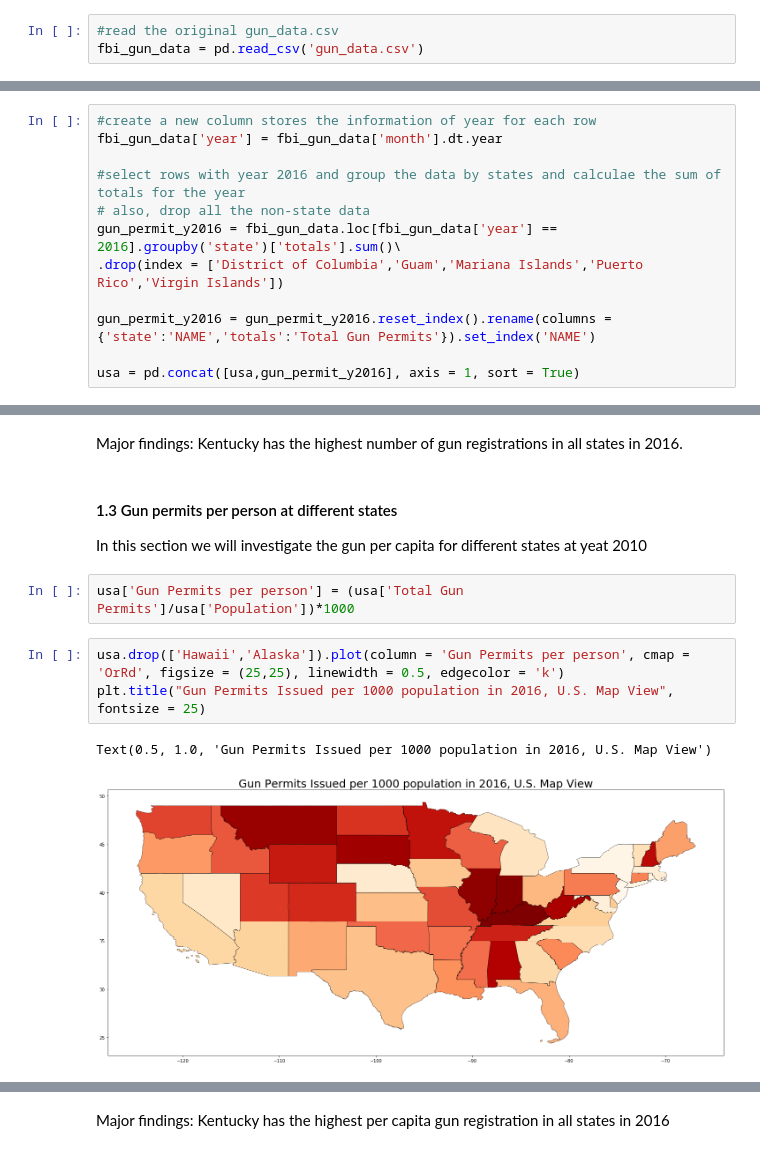
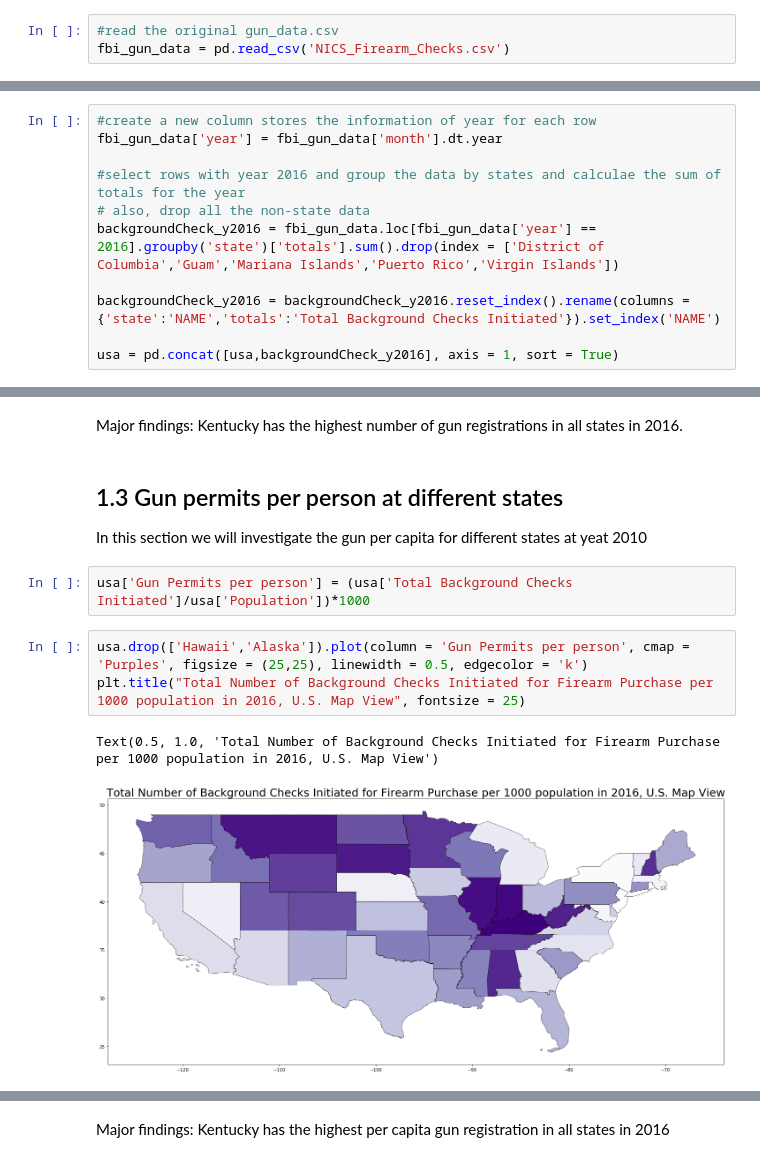
Before and after one commit to siuyik11/fbi_firearm_data_analysis, a Jupyter notebook: fbi_gun_data_analysis.ipynb, the cells around one changed output, grey strips where cells are left out. Drawn from its saved outputs; the diff is of its cells as text.

Commit message:
added new data, updated plots, added gun casualty section

```diff
--- a/fbi_gun_data_analysis.ipynb
+++ b/fbi_gun_data_analysis.ipynb
@@ -48,7 +45,7 @@ us_census_data.head(3)
 3 rows × 51 columns
 # %%
 #read the original gun_data.csv
-fbi_gun_data = pd.read_csv('gun_data.csv')
+fbi_gun_data = pd.read_csv('NICS_Firearm_Checks.csv')
 # %%
 #fill NaN in the dataframe with 0
 fbi_gun_data = fbi_gun_data.fillna(0)
@@ -99,10 +114,9 @@ fbi_gun_data['year'] = fbi_gun_data['month'].dt.year
 
 #select rows with year 2016 and group the data by states and calculae the sum of totals for the year
 # also, drop all the non-state data
-gun_permit_y2016 = fbi_gun_data.loc[fbi_gun_data['year'] == 2016].groupby('state')['totals'].sum()\
-.drop(index = ['District of Columbia','Guam','Mariana Islands','Puerto Rico','Virgin Islands'])
+backgroundCheck_y2016 = fbi_gun_data.loc[fbi_gun_data['year'] == 2016].groupby('state')['totals'].sum().drop(index = ['District of Columbia','Guam','Mariana Islands','Puerto Rico','Virgin Islands'])
 
-gun_permit_y2016 = gun_permit_y2016.reset_index().rename(columns = {'state':'NAME','totals':'Total Gun Permits'}).set_index('NAME')
+backgroundCheck_y2016 = backgroundCheck_y2016.reset_index().rename(columns = {'state':'NAME','totals':'Total Background Checks Initiated'}).set_index('NAME')
 
-usa = pd.concat([usa,gun_permit_y2016], axis = 1, sort = True)
+usa = pd.concat([usa,backgroundCheck_y2016], axis = 1, sort = True)
 # %%
@@ -120,14 +134,14 @@ Text(0.5, 1.0, 'Total Gun Permits Issued in 2016')
 # %% [markdown]
 Major findings: Kentucky has the highest number of gun registrations in all states in 2016.
 # %% [markdown]
-#### 1.3 Gun permits per person at different states
+## 1.3 Gun permits per person at different states
 In this section we will investigate the gun per capita for different states at yeat 2010
 # %%
-usa['Gun Permits per person'] = (usa['Total Gun Permits']/usa['Population'])*1000
+usa['Gun Permits per person'] = (usa['Total Background Checks Initiated']/usa['Population'])*1000
 # %%
-usa.drop(['Hawaii','Alaska']).plot(column = 'Gun Permits per person', cmap = 'OrRd', figsize = (25,25), linewidth = 0.5, edgecolor = 'k')
-plt.title("Gun Permits Issued per 1000 population in 2016, U.S. Map View", fontsize = 25)
+usa.drop(['Hawaii','Alaska']).plot(column = 'Gun Permits per person', cmap = 'Purples', figsize = (25,25), linewidth = 0.5, edgecolor = 'k')
+plt.title("Total Number of Background Checks Initiated for Firearm Purchase per 1000 population in 2016, U.S. Map View", fontsize = 25)
 # %% [output]
-Text(0.5, 1.0, 'Gun Permits Issued per 1000 population in 2016, U.S. Map View')
+Text(0.5, 1.0, 'Total Number of Background Checks Initiated for Firearm Purchase per 1000 population in 2016, U.S. Map View')
-[figure, old version]
+[figure, new version]
 # %%
```
Also changed, not shown: parts of 30 cells of this notebook, 3 other files.
